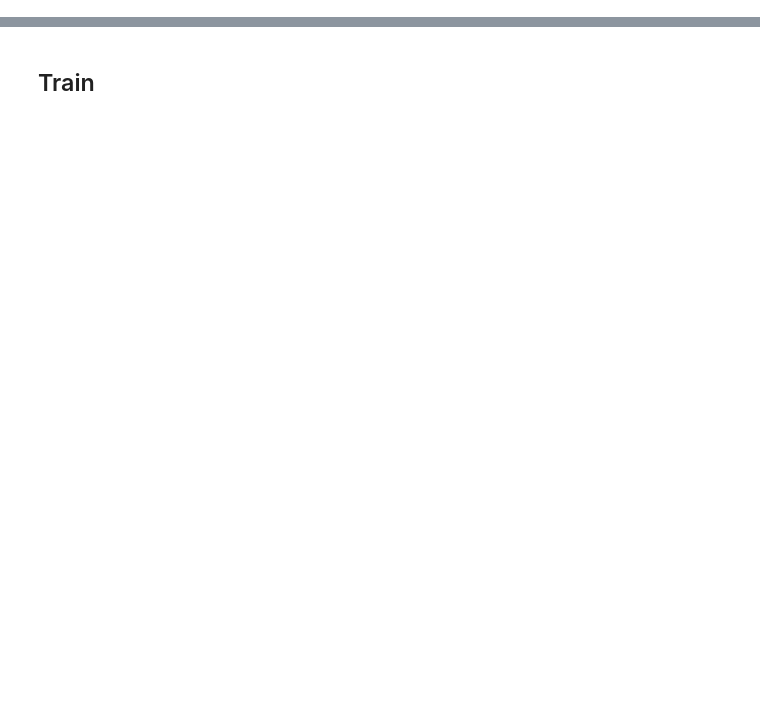
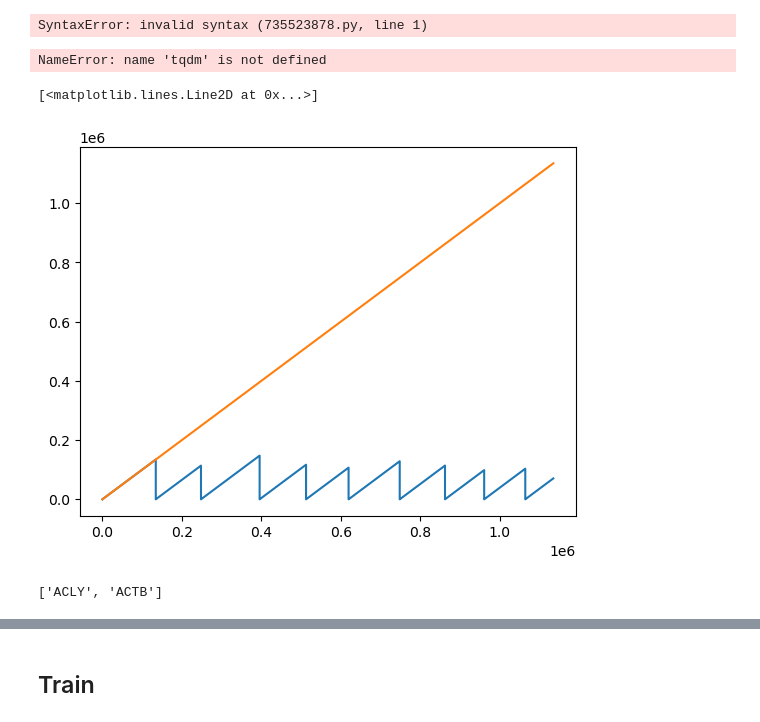
Before and after one commit to sofroniewn/proteoscope, a Jupyter notebook: notebooks/cytoself-2.ipynb, the cells around one changed output, grey strips where cells are left out. Cells and saved outputs as stored; diff of their text form; code cells hidden in the pictures; blank space fills up the shorter version.

```diff
--- a/notebooks/cytoself-2.ipynb
+++ b/notebooks/cytoself-2.ipynb
@@ -229,3 +129,0 @@ keep = labels.isin(label_groups)
-# %%
-sns.set(rc={"figure.figsize":(14, 14)})
-sns.scatterplot(x=reduced_embedding[keep, 0], y=reduced_embedding[keep, 1], hue=labels[keep], s=2, alpha=0.9)
@@ -284,0 +130,3 @@ plt.imshow(batch['image'][0, 1])
+# %%
+sns.set(rc={"figure.figsize":(7, 7)})
+sns.scatterplot(x=reduced_embedding[:, 0], y=reduced_embedding[:, 1], hue=labels, s=2, alpha=0.9)
@@ -284,0 +153,8 @@ plt.imshow(batch['image'][0, 1])
+# %%
+import dask.array as da
+import pandas as pd
+
+
+images = da.from_zarr(images_path)
+labels = pd.read_csv(labels_path, index_col=0)
+labels['localization'] = labels['localization'].fillna('other')
@@ -284,0 +163,4 @@ plt.imshow(batch['image'][0, 1])
+# %%
+names[]
+# %% [output]
+SyntaxError: invalid syntax (735523878.py, line 1)
@@ -284,0 +169,18 @@ plt.imshow(batch['image'][0, 1])
+# %%
+for name in tqdm(names[:200]):
+    df = labels[labels['name'] == name]
+    label_array = df[['ensg', 'name', 'localization']].to_numpy()
+    indices = df['index'].values
+    # image_block = np.asarray(images[indices])
+    # np.save(datapath + '/orig/' + name + '_label.npy', label_array)
+    # np.save(datapath + '/orig/' + name + '_pro.npy', image_block[:, :, :, 0])
+    # np.save(datapath + '/orig/' + name + '_nuc.npy', image_block[:, :, :, 1])
+    print(np.max(indices))
+# %% [output]
+NameError: name 'tqdm' is not defined
+# %%
+plt.plot(labels['index'])
+plt.plot(labels.index)
+# %% [output]
+[<matplotlib.lines.Line2D at 0x...>]
+[figure, added]
@@ -284,0 +189,4 @@ plt.imshow(batch['image'][0, 1])
+# %%
+names_red
+# %% [output]
+['ACLY', 'ACTB']
```
Also changed, not shown: parts of 202 cells of this notebook, 15 other files.
